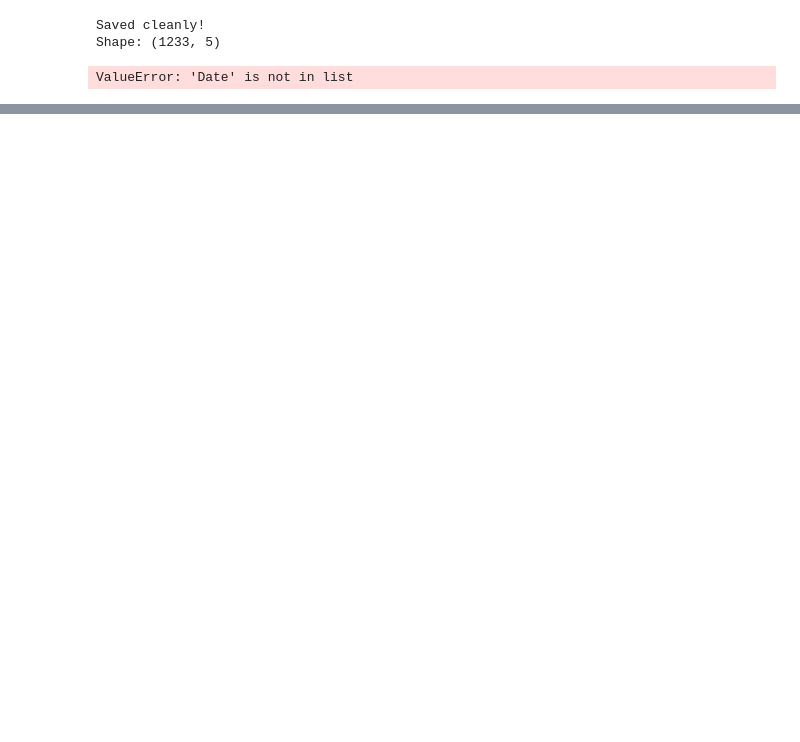
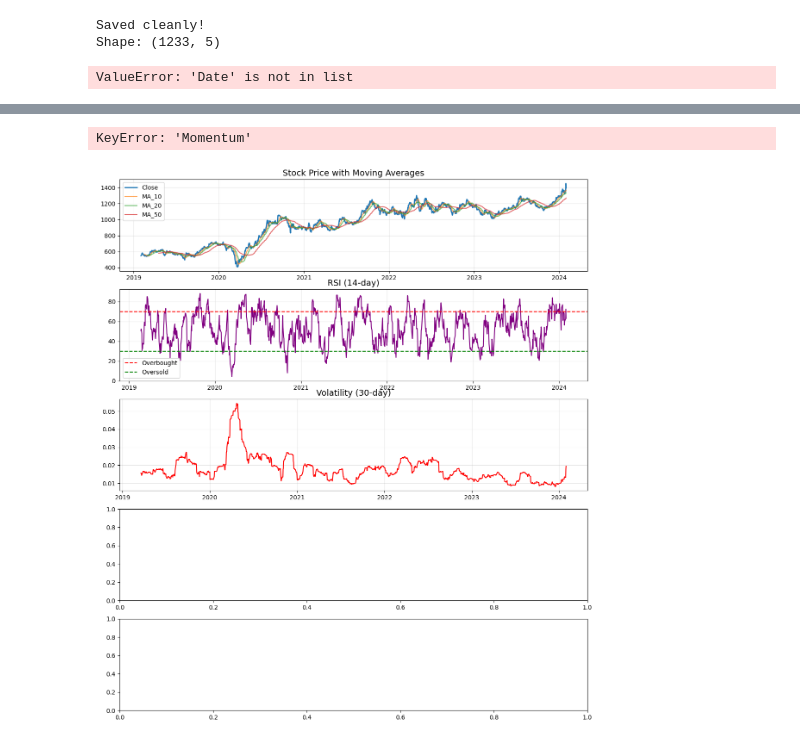
Before and after one commit to metro-dev26/stock-price-prediction, a Jupyter notebook: notebooks/02_feature_engineering.ipynb, the cells around one changed output, grey strips where cells are left out. Drawn from its saved outputs; the diff is of its cells as text; code cells hidden in the pictures; blank space fills up the shorter version.

Commit message:
Day 3: Complete feature engineering - MA, RSI, Volatility, Momentum with full understanding

```diff
--- a/notebooks/02_feature_engineering.ipynb
+++ b/notebooks/02_feature_engineering.ipynb
@@ -179,0 +297,6 @@ Total return: 154.78%
+# %%
+# 10-day momentum
+data['Momentum'] = data['Close'] - data['Close'].shift(10)
+
+print("Momentum calculated!")
+print(data[['Close', 'Momentum']].tail(15))
@@ -179,0 +323,45 @@ Total return: 154.78%
+# %%
+fig, axes = plt.subplots(5, 1, figsize=(14, 16))
+
+# 1. Price with MAs
+axes[0].plot(data.index, data['Close'], label='Close', linewidth=2)
+axes[0].plot(data.index, data['MA_10'], label='MA_10', alpha=0.7)
+axes[0].plot(data.index, data['MA_20'], label='MA_20', alpha=0.7)
+axes[0].plot(data.index, data['MA_50'], label='MA_50', alpha=0.7)
+axes[0].set_title('Stock Price with Moving Averages', fontsize=14)
+axes[0].legend()
+axes[0].grid(True, alpha=0.3)
+
+# 2. RSI
+axes[1].plot(data.index, data['RSI'], color='purple')
+axes[1].axhline(y=70, color='r', linestyle='--', label='Overbought')
+axes[1].axhline(y=30, color='g', linestyle='--', label='Oversold')
+axes[1].set_title('RSI (14-day)', fontsize=14)
+axes[1].legend()
+axes[1].grid(True, alpha=0.3)
+
+# 3. Volatility
+axes[2].plot(data.index, data['Volatility'], color='red')
+axes[2].set_title('Volatility (30-day)', fontsize=14)
+axes[2].grid(True, alpha=0.3)
+
+# 4. Momentum
+axes[3].plot(data.index, data['Momentum'], color='orange')
+axes[3].axhline(y=0, color='black', linestyle='--')
+axes[3].set_title('Momentum (10-day)', fontsize=14)
+axes[3].grid(True, alpha=0.3)
+
+# 5. Volume
+axes[4].plot(data.index, data['Volume'], color='blue', alpha=0.5)
+axes[4].set_title('Volume', fontsize=14)
+axes[4].set_xlabel('Date')
+axes[4].grid(True, alpha=0.3)
+
+plt.tight_layout()
+plt.savefig('../results/all_features.png', dpi=300, bbox_inches='tight')
+plt.show()
+
+print("✓ All features visualized!")
+# %% [output]
+KeyError: 'Momentum'
+[figure, added]
```
Also changed, not shown: parts of 24 cells of this notebook, 6 other files.
